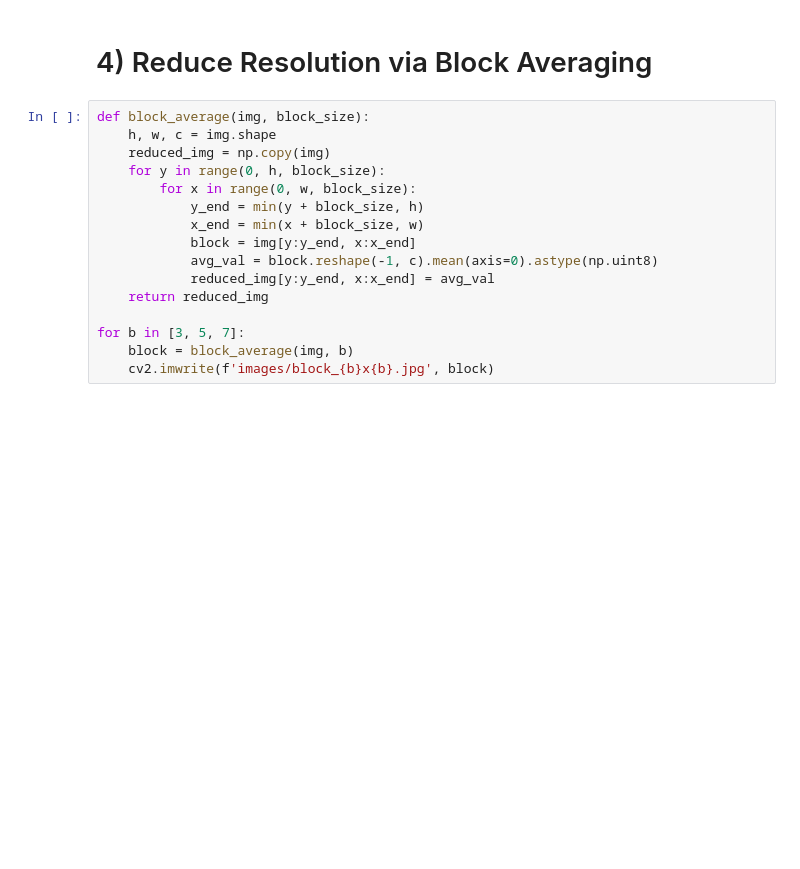
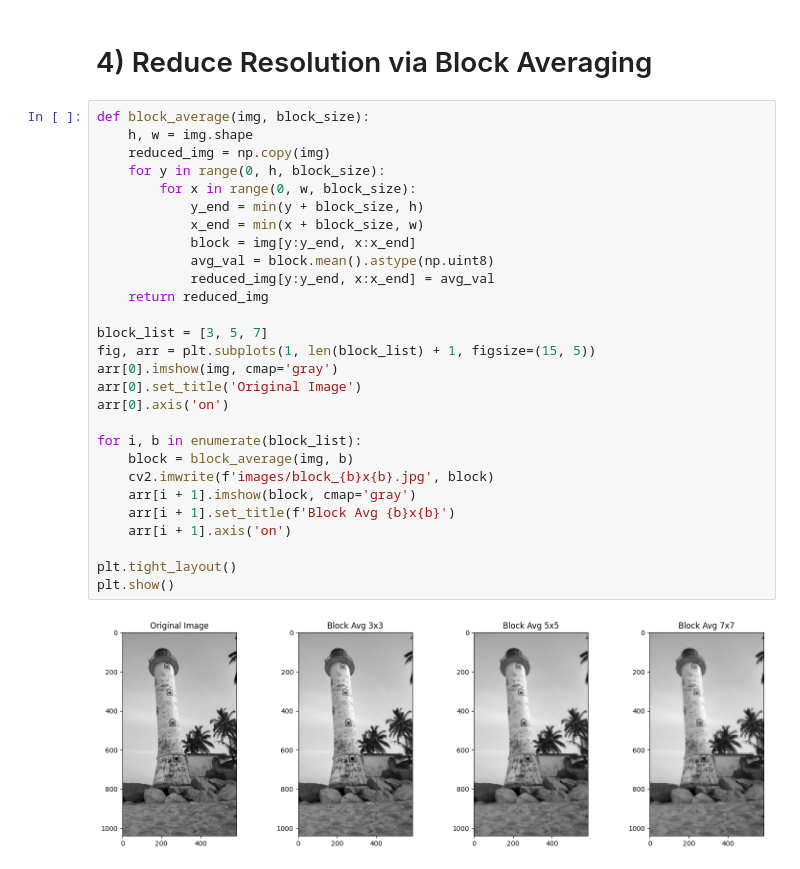
Before and after one commit to shahmi0519/Image-Processing-Assignment1, a Jupyter notebook: Assignment.ipynb, the cells around one changed output. Saved outputs shown, nothing was run; the diff lists cells and outputs as text; blank space fills up the shorter version.

```diff
--- a/Assignment.ipynb
+++ b/Assignment.ipynb
@@ -63,17 +104,31 @@ True
 # 4) Reduce Resolution via Block Averaging
 # %%
 def block_average(img, block_size):
-    h, w, c = img.shape
+    h, w = img.shape
     reduced_img = np.copy(img)
     for y in range(0, h, block_size):
         for x in range(0, w, block_size):
             y_end = min(y + block_size, h)
             x_end = min(x + block_size, w)
             block = img[y:y_end, x:x_end]
-            avg_val = block.reshape(-1, c).mean(axis=0).astype(np.uint8)
+            avg_val = block.mean().astype(np.uint8)
             reduced_img[y:y_end, x:x_end] = avg_val
     return reduced_img
 
-for b in [3, 5, 7]:
+block_list = [3, 5, 7]
+fig, arr = plt.subplots(1, len(block_list) + 1, figsize=(15, 5))
+arr[0].imshow(img, cmap='gray')
+arr[0].set_title('Original Image')
+arr[0].axis('on')
+
+for i, b in enumerate(block_list):
     block = block_average(img, b)
     cv2.imwrite(f'images/block_{b}x{b}.jpg', block)
+    arr[i + 1].imshow(block, cmap='gray')
+    arr[i + 1].set_title(f'Block Avg {b}x{b}')
+    arr[i + 1].axis('on')
+
+plt.tight_layout()
+plt.show()
+# %% [output]
+[figure, added]
```
Also changed, not shown: parts of 5 cells of this notebook.
